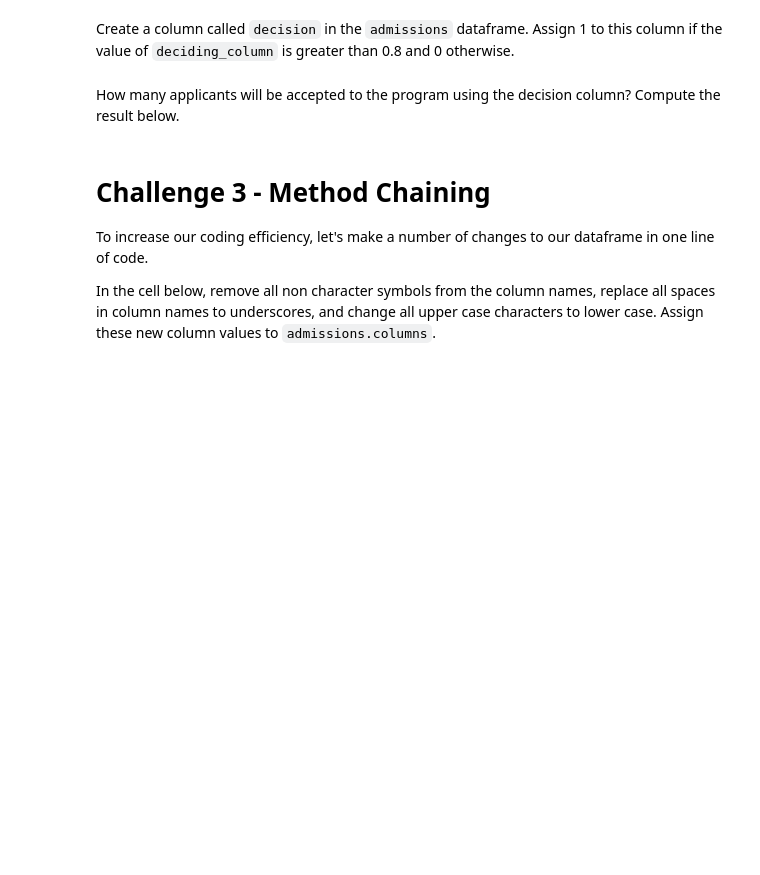
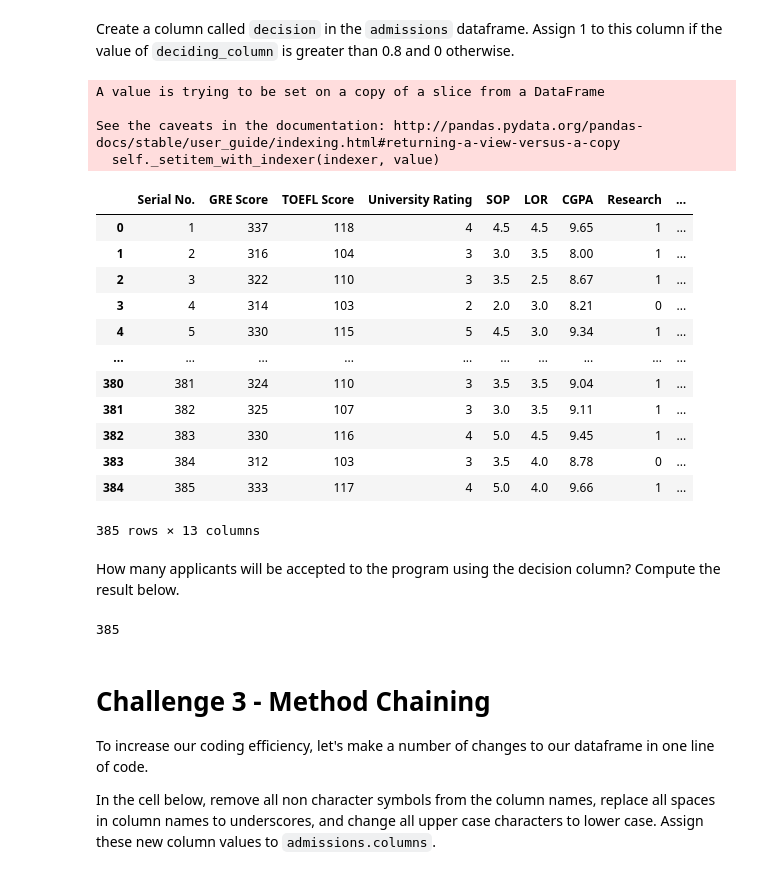
Before and after one commit to AnaAGG/lab-advanced-pandas, a Jupyter notebook: your-code/main.ipynb, the cells around one changed output. Cells and saved outputs as stored; diff of their text form; code cells hidden in the pictures; blank space fills up the shorter version.

```diff
--- a/your-code/main.ipynb
+++ b/your-code/main.ipynb
@@ -157,7 +269,38 @@ Create a column called `decision` in the `admissions` dataframe. Assign 1 to thi
+# %%
+# Your code here:
+
+admissions['deciding_column'].loc[(admissions['deciding_column'] > 0.8)] = 1
+admissions['deciding_column'].loc[(admissions['deciding_column'] < 0.8)] = 0
+
+admissions
+# %% [output]
+A value is trying to be set on a copy of a slice from a DataFrame
+
+See the caveats in the documentation: http://pandas.pydata.org/pandas-docs/stable/user_guide/indexing.html#returning-a-view-versus-a-copy
+  self._setitem_with_indexer(indexer, value)
+|  | Serial No. | GRE Score | TOEFL Score | University Rating | SOP | LOR | CGPA | Research | ... |
+| 0 | 1 | 337 | 118 | 4 | 4.5 | 4.5 | 9.65 | 1 | ... |
+| 1 | 2 | 316 | 104 | 3 | 3.0 | 3.5 | 8.00 | 1 | ... |
+| 2 | 3 | 322 | 110 | 3 | 3.5 | 2.5 | 8.67 | 1 | ... |
+| 3 | 4 | 314 | 103 | 2 | 2.0 | 3.0 | 8.21 | 0 | ... |
+| 4 | 5 | 330 | 115 | 5 | 4.5 | 3.0 | 9.34 | 1 | ... |
+| ... | ... | ... | ... | ... | ... | ... | ... | ... | ... |
+| 380 | 381 | 324 | 110 | 3 | 3.5 | 3.5 | 9.04 | 1 | ... |
+| 381 | 382 | 325 | 107 | 3 | 3.0 | 3.5 | 9.11 | 1 | ... |
+| 382 | 383 | 330 | 116 | 4 | 5.0 | 4.5 | 9.45 | 1 | ... |
+| 383 | 384 | 312 | 103 | 3 | 3.5 | 4.0 | 8.78 | 0 | ... |
+| 384 | 385 | 333 | 117 | 4 | 5.0 | 4.0 | 9.66 | 1 | ... |
+385 rows × 13 columns
 # %% [markdown]
 How many applicants will be accepted to the program using the decision column? Compute the result below.
 # %%
 # Your code here:
+
+admissions["deciding_column"] == 1
+
+(admissions["deciding_column"] == 1).count()
+# %% [output]
+385
 # %% [markdown]
 # Challenge 3 - Method Chaining
 
```
Also changed, not shown: parts of 16 cells of this notebook.
